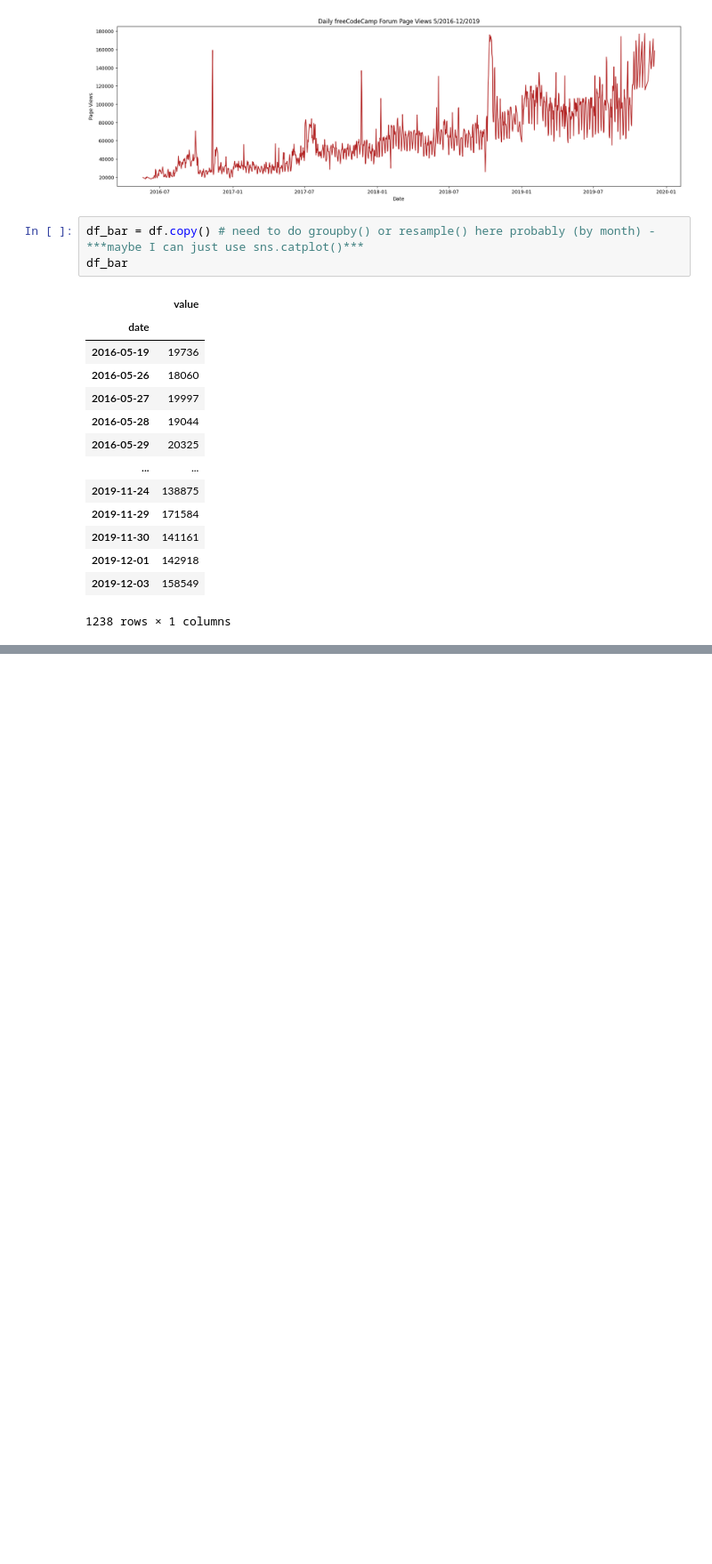
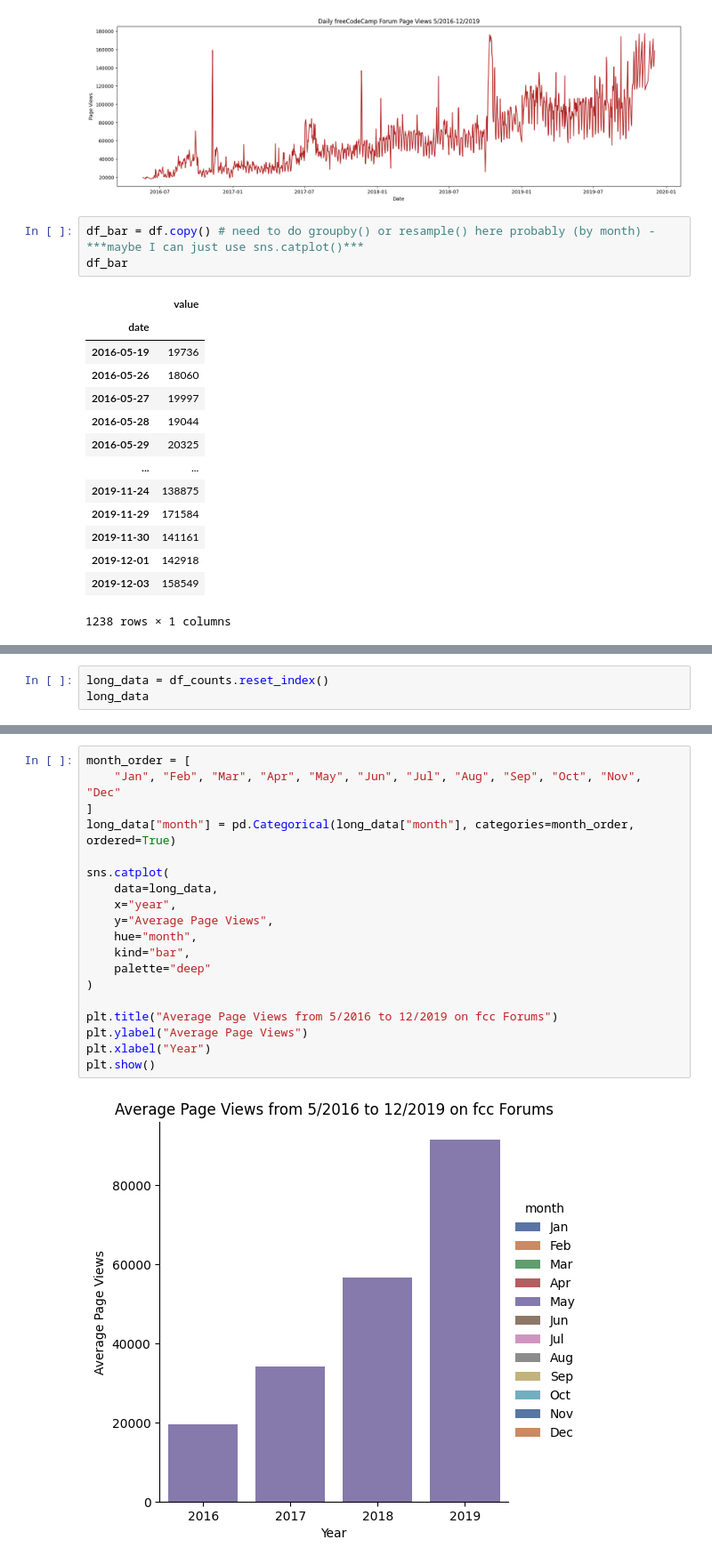
Before and after one commit to jamesra77/time_series_visualizer, a Jupyter notebook: tsv_scratch.ipynb, the cells around one changed output, grey strips where cells are left out. Shown: that part at 89% size. Drawn from its saved outputs; the diff is of its cells as text; blank space fills up the shorter version.

```diff
--- a/tsv_scratch.ipynb
+++ b/tsv_scratch.ipynb
@@ -108,0 +234,3 @@ TypeError: Axes.bar() missing 1 required positional argument: 'height'
+# %%
+long_data = df_counts.reset_index()
+long_data
@@ -108,0 +255,21 @@ TypeError: Axes.bar() missing 1 required positional argument: 'height'
+# %%
+month_order = [
+    "Jan", "Feb", "Mar", "Apr", "May", "Jun", "Jul", "Aug", "Sep", "Oct", "Nov", "Dec"
+]
+long_data["month"] = pd.Categorical(long_data["month"], categories=month_order, ordered=True)
+
+sns.catplot(
+    data=long_data,
+    x="year",
+    y="Average Page Views",
+    hue="month",
+    kind="bar",
+    palette="deep"
+)
+
+plt.title("Average Page Views from 5/2016 to 12/2019 on fcc Forums")
+plt.ylabel("Average Page Views")
+plt.xlabel("Year")
+plt.show()
+# %% [output]
+[figure, added]
```
Also changed, not shown: parts of 15 cells of this notebook, 5 other files.
